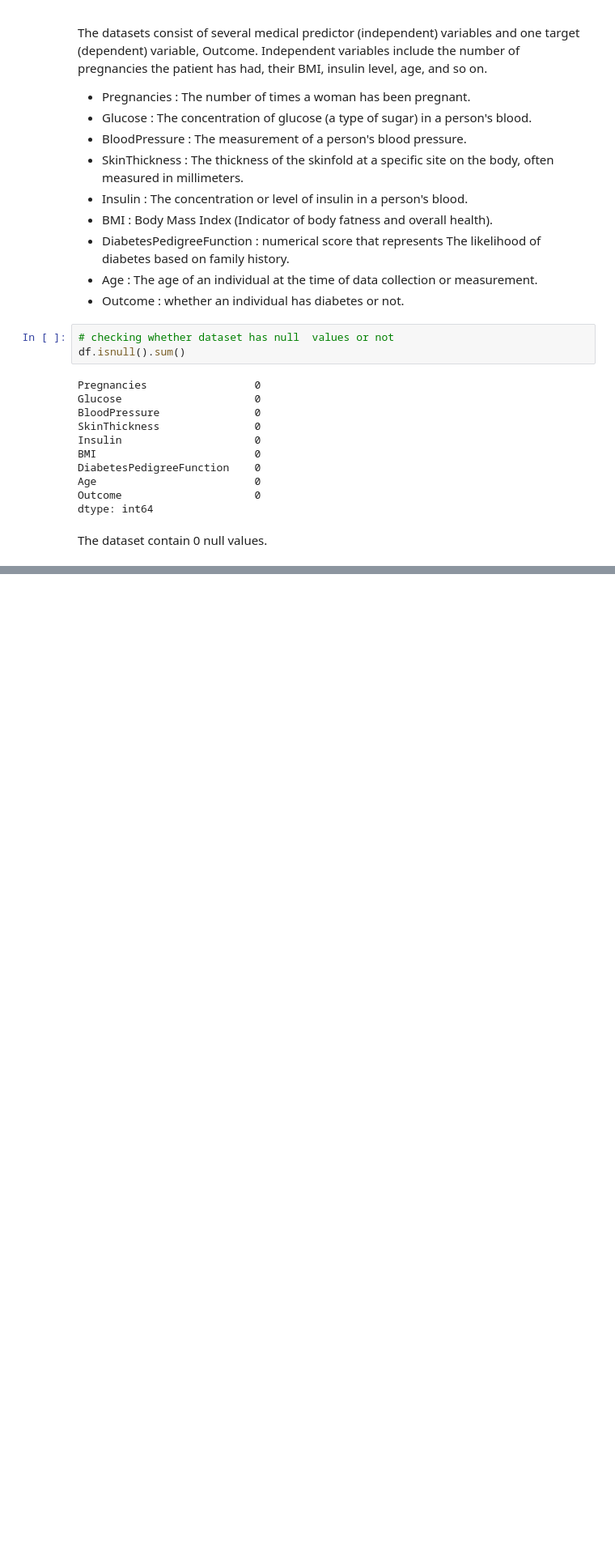
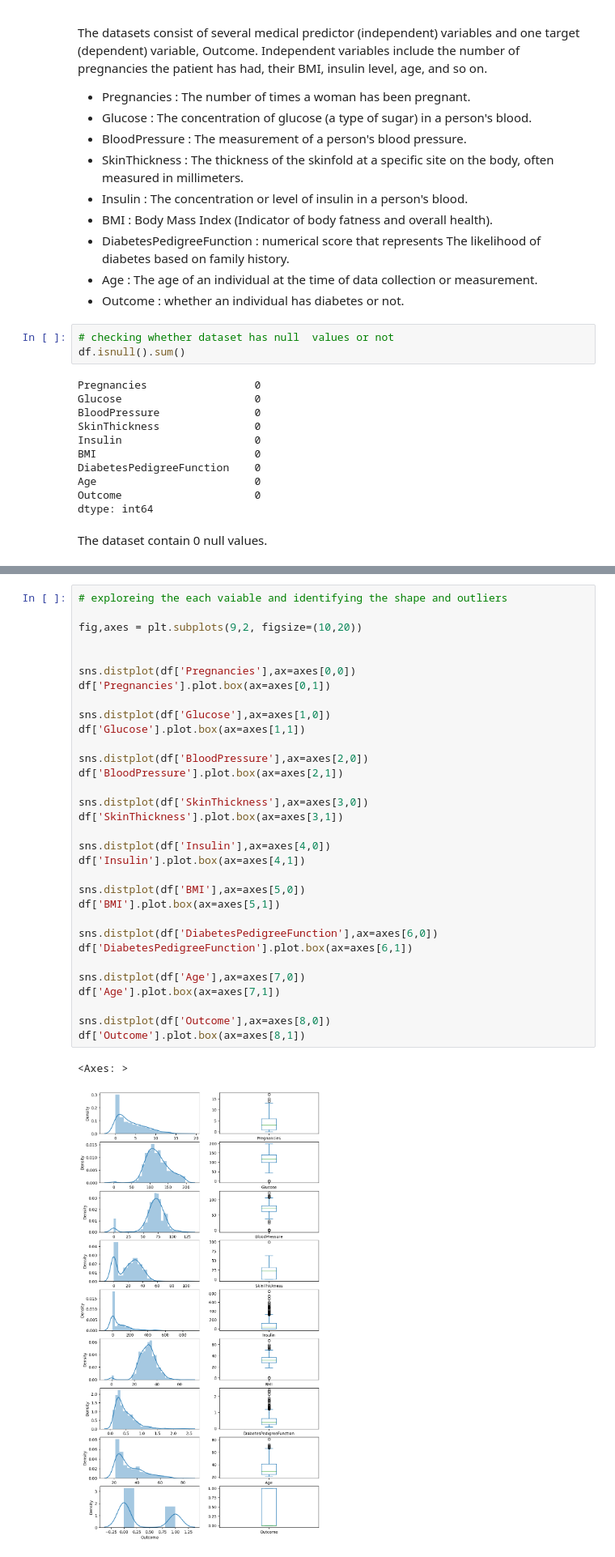
Before and after one commit to dipa-khadka/Datascince_Project, a Jupyter notebook: Diabetic Prediction/Diabetes_predtiction_based on_diagnostic_measures.ipynb, the cells around one changed output, grey strips where cells are left out. Shown at 81% size. Saved outputs shown, nothing was run; the diff lists cells and outputs as text; blank space fills up the shorter version.

```diff
--- a/Diabetic Prediction/Diabetes_predtiction_based on_diagnostic_measures.ipynb
+++ b/Diabetic Prediction/Diabetes_predtiction_based on_diagnostic_measures.ipynb
@@ -50,0 +197,35 @@ The dataset contain 0 null values.
+# %%
+# exploreing the each vaiable and identifying the shape and outliers
+
+fig,axes = plt.subplots(9,2, figsize=(10,20))
+
+
+sns.distplot(df['Pregnancies'],ax=axes[0,0])
+df['Pregnancies'].plot.box(ax=axes[0,1])
+
+sns.distplot(df['Glucose'],ax=axes[1,0])
+df['Glucose'].plot.box(ax=axes[1,1])
+
+sns.distplot(df['BloodPressure'],ax=axes[2,0])
+df['BloodPressure'].plot.box(ax=axes[2,1])
+
+sns.distplot(df['SkinThickness'],ax=axes[3,0])
+df['SkinThickness'].plot.box(ax=axes[3,1])
+
+sns.distplot(df['Insulin'],ax=axes[4,0])
+df['Insulin'].plot.box(ax=axes[4,1])
+
+sns.distplot(df['BMI'],ax=axes[5,0])
+df['BMI'].plot.box(ax=axes[5,1])
+
+sns.distplot(df['DiabetesPedigreeFunction'],ax=axes[6,0])
+df['DiabetesPedigreeFunction'].plot.box(ax=axes[6,1])
+
+sns.distplot(df['Age'],ax=axes[7,0])
+df['Age'].plot.box(ax=axes[7,1])
+
+sns.distplot(df['Outcome'],ax=axes[8,0])
+df['Outcome'].plot.box(ax=axes[8,1])
+# %% [output]
+<Axes: >
+[figure, added]
```
Also changed, not shown: parts of 21 cells of this notebook.
